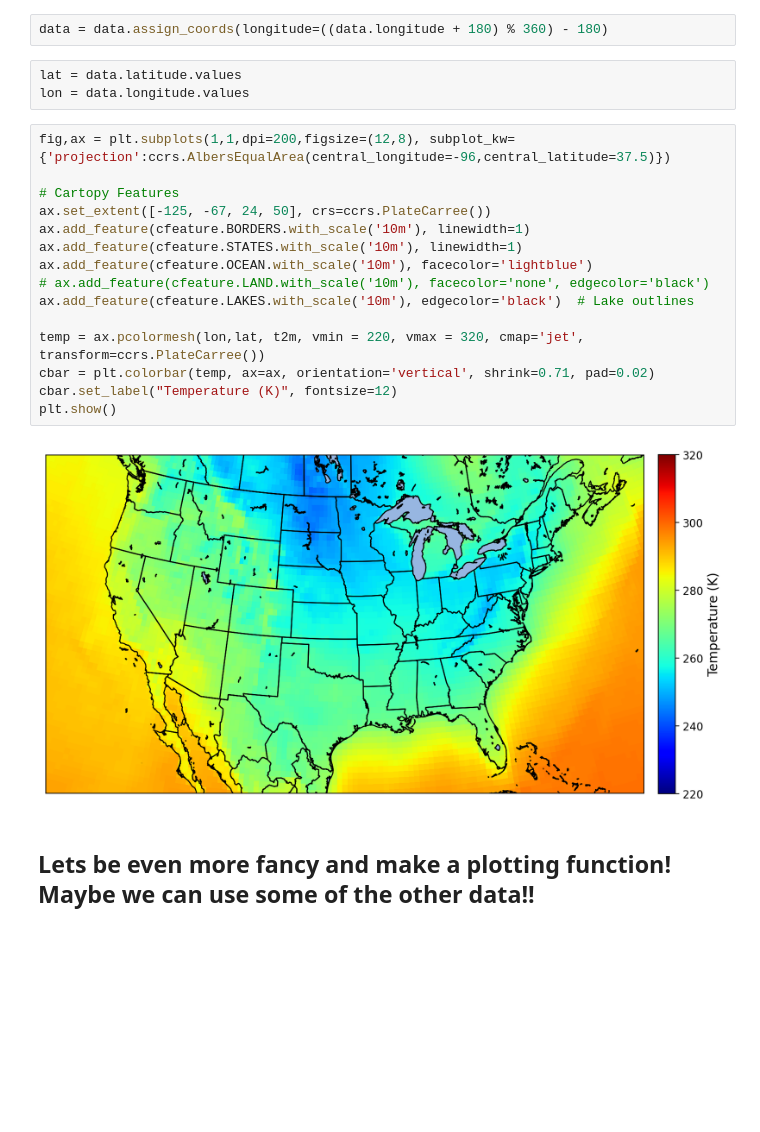
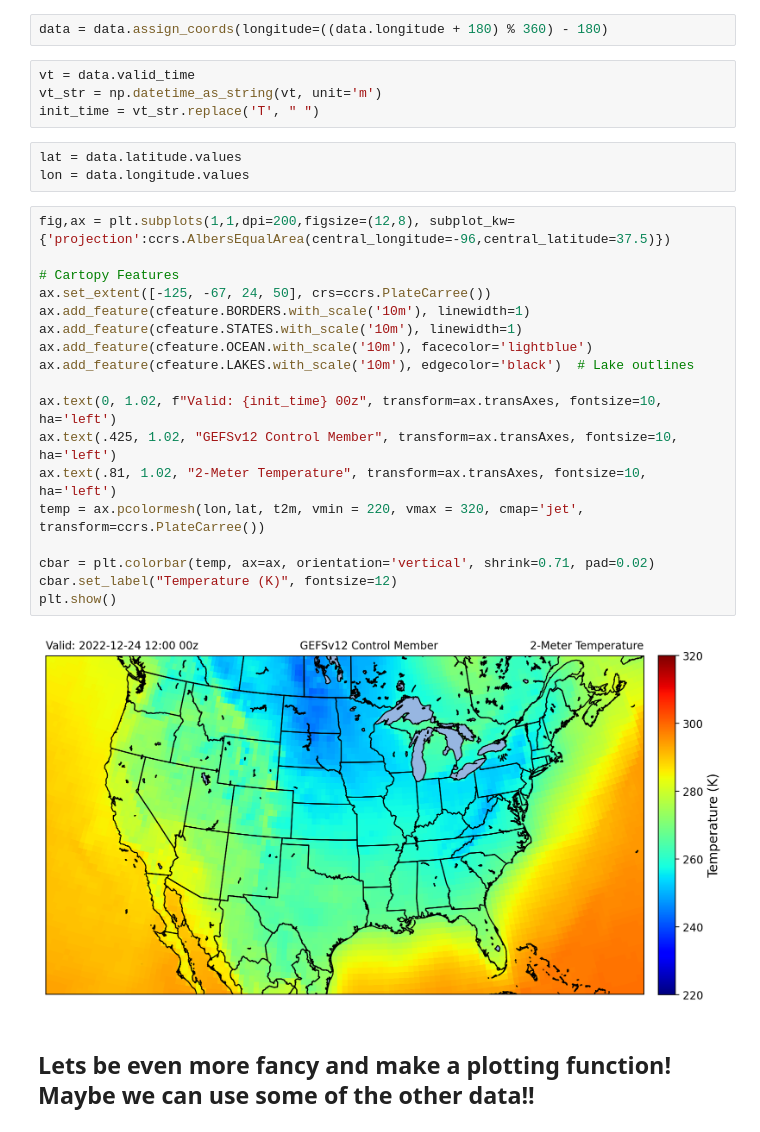
Before and after one commit to BrandonWeart/data_science_for_the_geosciences, a Jupyter notebook: Notebook Uploads/xarray_tutorial.ipynb, the cells around one changed output. Saved outputs shown, nothing was run; the diff lists cells and outputs as text; blank space fills up the shorter version.

```diff
--- a/Notebook Uploads/xarray_tutorial.ipynb
+++ b/Notebook Uploads/xarray_tutorial.ipynb
@@ -98,25 +119,32 @@ data.t2m.plot(vmin=220, vmax = 320, cmap='jet')
 # %%
 data = data.assign_coords(longitude=((data.longitude + 180) % 360) - 180)
+# %%
+vt = data.valid_time
+vt_str = np.datetime_as_string(vt, unit='m')
+init_time = vt_str.replace('T', " ")
 # %%
 lat = data.latitude.values
 lon = data.longitude.values
 # %%
 fig,ax = plt.subplots(1,1,dpi=200,figsize=(12,8), subplot_kw={'projection':ccrs.AlbersEqualArea(central_longitude=-96,central_latitude=37.5)})
 
 # Cartopy Features
 ax.set_extent([-125, -67, 24, 50], crs=ccrs.PlateCarree())
 ax.add_feature(cfeature.BORDERS.with_scale('10m'), linewidth=1)
 ax.add_feature(cfeature.STATES.with_scale('10m'), linewidth=1)
 ax.add_feature(cfeature.OCEAN.with_scale('10m'), facecolor='lightblue')
-# ax.add_feature(cfeature.LAND.with_scale('10m'), facecolor='none', edgecolor='black')
 ax.add_feature(cfeature.LAKES.with_scale('10m'), edgecolor='black')  # Lake outlines
 
+ax.text(0, 1.02, f"Valid: {init_time} 00z", transform=ax.transAxes, fontsize=10, ha='left')
+ax.text(.425, 1.02, "GEFSv12 Control Member", transform=ax.transAxes, fontsize=10, ha='left')
+ax.text(.81, 1.02, "2-Meter Temperature", transform=ax.transAxes, fontsize=10, ha='left')
 temp = ax.pcolormesh(lon,lat, t2m, vmin = 220, vmax = 320, cmap='jet', transform=ccrs.PlateCarree())
+
 cbar = plt.colorbar(temp, ax=ax, orientation='vertical', shrink=0.71, pad=0.02)
 cbar.set_label("Temperature (K)", fontsize=12)
 plt.show()
 # %% [output]
-[figure, old version]
+[figure, new version]
 # %% [markdown]
 ## Lets be even more fancy and make a plotting function! Maybe we can use some of the other data!!
 # %%
```
Also changed, not shown: parts of 12 cells of this notebook.
